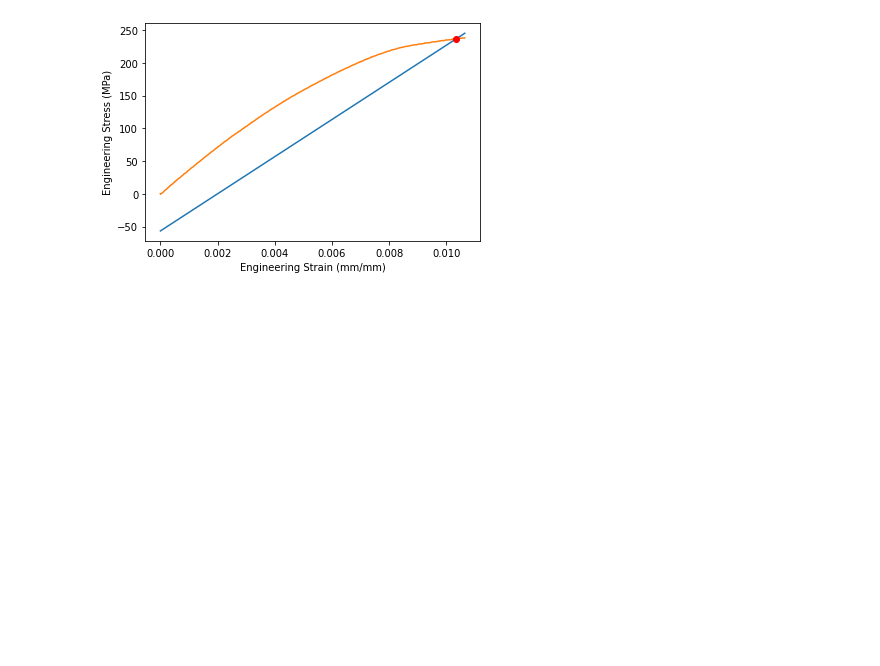
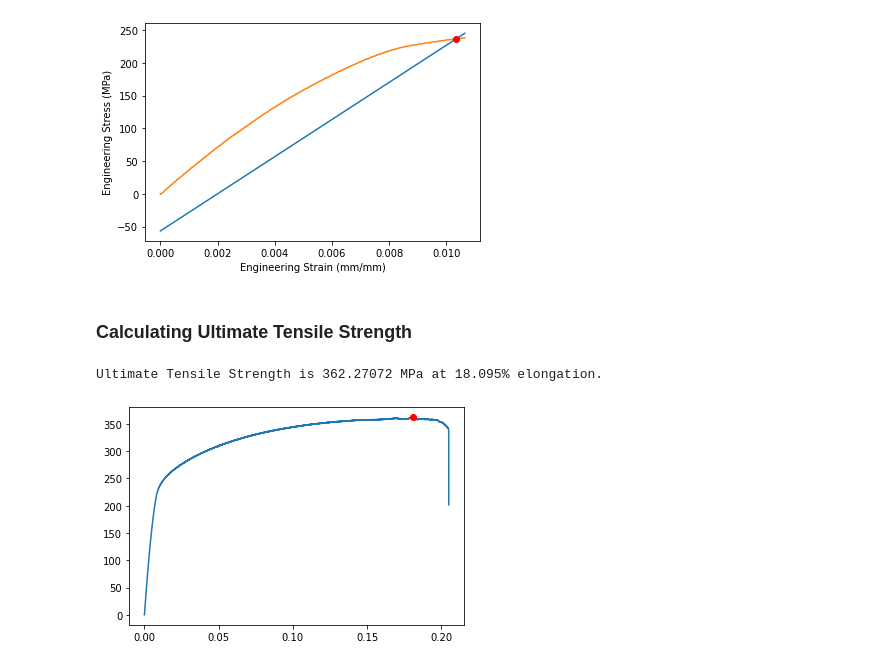
Before and after one commit to algomaster99/meta-btp, a Jupyter notebook: Engineering Stress, Strain -> True Stress, Strain.ipynb, the cells around one changed output. Drawn from its saved outputs; the diff is of its cells as text; code cells hidden in the pictures; blank space fills up the shorter version.

Commit message:
Calculate ultimate tensile strength

```diff
--- a/Engineering Stress, Strain -> True Stress, Strain.ipynb
+++ b/Engineering Stress, Strain -> True Stress, Strain.ipynb
@@ -75,3 +75,20 @@ print(f'Yield Strength: {y[intersection[0]]} MPa')
 # %% [output]
 Yield Strength: 236.48302 MPa
 [figure]
+# %% [markdown]
+### Calculating Ultimate Tensile Strength
+# %%
+# Fetch the max value of the engineering stress from the dataset.
+uts_abscissa = 0
+uts = y[uts_abscissa]
+for i in range(0,len(y)):
+    if y[i] >= uts:
+        uts = y[i]
+        uts_abscissa = i
+uts_strain = x[uts_abscissa]
+plt.plot(x,y)
+plt.plot(uts_strain, uts, 'ro')
+print(f'Ultimate Tensile Strength is {uts} MPa at {uts_strain*100}% elongation.')
+# %% [output]
+Ultimate Tensile Strength is 362.27072 MPa at 18.095% elongation.
+[figure, added]
```
